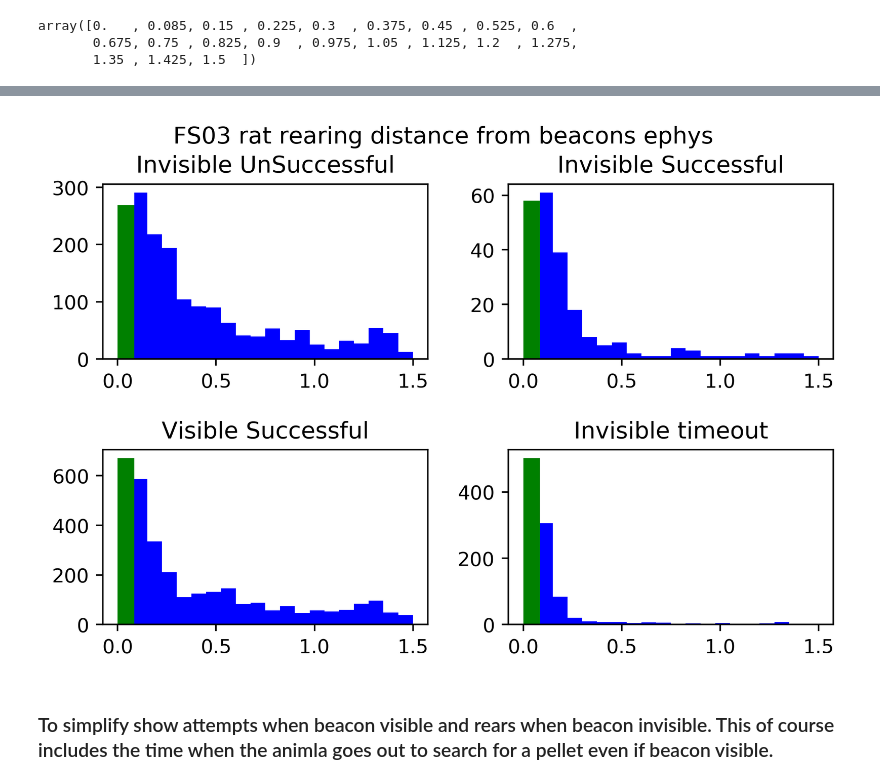
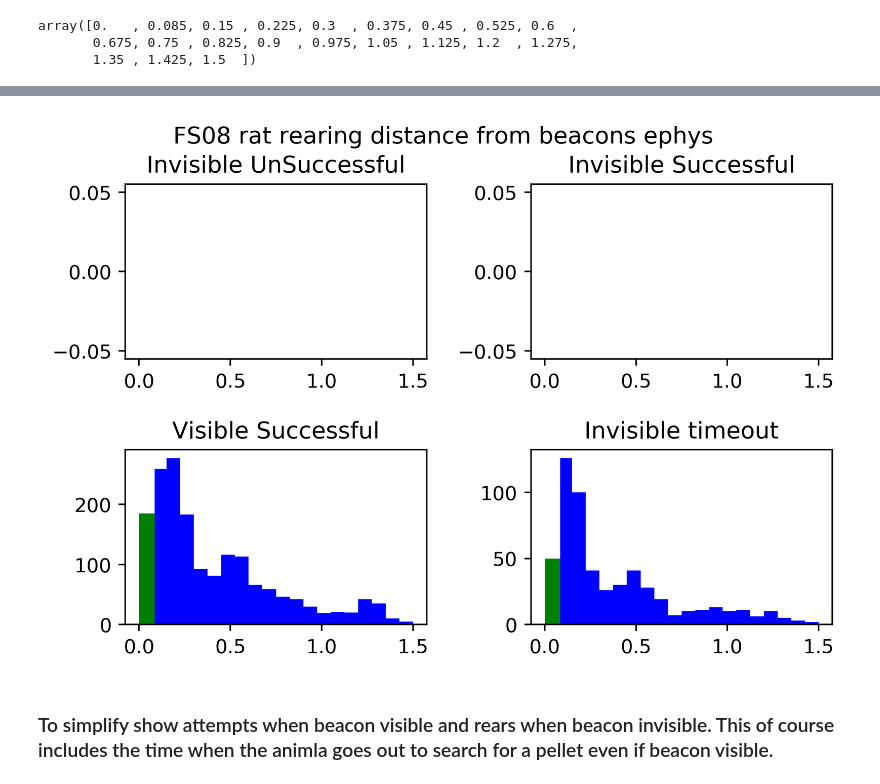
Before and after one commit to Fabalinks/Rearing_analysis, a Jupyter notebook: Code/20210526_FS_rearing_histogram.ipynb, the cells around one changed output, grey strips where cells are left out. Cells and saved outputs as stored; diff of their text form; code cells hidden in the pictures.

```diff
--- a/Code/20210526_FS_rearing_histogram.ipynb
+++ b/Code/20210526_FS_rearing_histogram.ipynb
@@ -189,16 +192,16 @@ FS03_beacon.head()
 # %% [markdown]
 ### B. Find succesfull invisible trials and name them 2 in the 6th column
 # %%
-def invis_succ(beacon):
+def invis_succ_meta(beacon,invisible_time=60,light_off=6):
+    """Find succesfull invisible trials and name them 2 in the 6th column"""
     invis=[]
-    #for ind in FS03_beacon.index:
     df = beacon[0].diff().to_frame()
     for ind in df.index:
-        if df[0][ind]<60 and not (ind % 2 == 0):
+        if df[0][ind]<invisible_time and ((ind+1) % light_off == 0):   #TODO Will need to change to incorporate metadata and different times
+            print("True")
             invis.append(df[0][ind])
             beacon[6][ind]=2
-            print()
     return beacon
-FS03_beacon = invis_succ(FS03_beacon)
-FS03_beacon
+FS03_beacon = invis_succ_meta(FS03_beacon,light_off=4)
+FS03_beacon.head(5)
 # %% [output]
@@ -575,4 +594,6 @@ kk
 # %%
+#TODO: REad in meatdata correctly so it can inputed in the functions...
+
 import os
 
 how_many= 0
@@ -580,11 +601,13 @@ how_many= 0
 substring = "BPositions_"
 position = "position_2"
 beacon = 'beacons'
+metadata = 'metadata'
 #animal = 'C:/Users/Fabian/Desktop/Analysis/Round3_FS03_FS06/Data/FS04/'
 #animal = '//10.153.170.3/storage2/fabian/data/raw/FS03'
-animal= '//10.153.170.3/storage2/fabian/Data/raw/FS04'
+animal= '//10.153.170.3/storage2/fabian/data/project/FS08'
 average_rears=[]
 rearing = pd.DataFrame()
+all_metadata=pd.DataFrame()
 for dirpath, dirnames, files in os.walk(animal, topdown=True):
     fullstring = dirpath
     for file_name in files:
@@ -595,11 +618,26 @@ for dirpath, dirnames, files in os.walk(animal, topdown=True):
         #dirpath = dirpath.replace("\","/")
         #print(dirpath)
         if beacon in file_name:
-            #print(file_name)
+            print(file_name)
             print(" found!")
             beacons  = pd.read_csv(dirpath+'/'+file_name,sep=" ", header = None,engine='python')
             beacon_date = list(file_name)
+        if metadata in file_name:
+            print(file_name)
+            metadatas  = pd.read_csv(dirpath+'/'+file_name,sep=" : ", header = None,engine='python')
+            df=metadatas.T
+            df= df.rename(columns=df.iloc[0])
+            df=df.drop(df.index[0])
+            print(df)
+            print(df['invisible_time'].values[0])
+            if int(df['Pellets'].values[0])>1:
+                all_metadata = all_metadata.append(df, ignore_index=True,sort=False)
+                invisible_time=int(df['invisible_time'].values[0])
+                light_off=int(df['light_off'].values[0])
+                print(invisible_time)
+                print(light_off)
         if position in file_name:
+            print(file_name)
             #print(file_name)
             print(" found! ")
             positions = pd.read_csv(dirpath+'/'+file_name,sep=" ", header=None,engine='python')
@@ -607,7 +645,7 @@ for dirpath, dirnames, files in os.walk(animal, topdown=True):
             if beacon_date[-9:]==positions_date[-9:]:
                 print ("Match found making rearing file")
                 how_many += 1
-                rearing_df=make_rearing_df(positions,beacons)
+                rearing_df=make_rearing_df_meta(positions,beacons,invisible_time=60,light_off=2)
                 average_rears.append(len(rearing_df.index))
                 plt.plot(rearing_df[1],rearing_df[2],'yo',ms=10)
                 plt.plot(rearing_df[4],rearing_df[5],'g+')
@@ -624,7 +662,8 @@ for dirpath, dirnames, files in os.walk(animal, topdown=True):
                 #print( HSW_directory[0])
             else:
                 print('bad match')
-
+sorted_data = all_metadata.sort_values('Computer time was',)
+print(sorted_data)
 print('DataFrame made.')
 
 
@@ -834,0 +955,3 @@ rearing_FS03.head()
+# %%
+rearing_FS08 = pd.read_excel(processed + 'FS08_rears_new.xlsx',index_col=0)
+rearing_FS08
@@ -904,35 +1046,35 @@ def make_graphs (animal_ID,rearing):
 #     ax[1][0].plot(day_list_short,sorted_data['Distance'], label = 'distance')
 #     ax[1][0].legend(loc='upper left',prop={'size': 5})
     ax[1][0].set_title('Visible Successful')
 #     ax[1][0].set_ylabel('meters')
 #     ax[1][0].tick_params(axis="x", labelsize=6, labelrotation=-60, labelcolor="turquoise")
 
     for i in range(0,1):
         patches[i].set_facecolor('g')
     for i in range(1, len(patches)):
         patches[i].set_facecolor('blue')
         fig.tight_layout(pad=1.5)
 
 
     N, bins, patches = ax[1][1].hist(get_rear_distance_from_beacon(rearing.loc[rearing['Visibility']==0]),bins=bins)
 #     ax[1][1].plot(day_list_short,sorted_data['Speed'],label= 'speed',color = 'cyan')
 #     ax[1][1].legend(loc='upper left',prop={'size': 5})
     ax[1][1].set_title('Invisible timeout')
 #     ax[1][1].tick_params(axis="x", labelsize=6, labelrotation=-60, labelcolor="turquoise")
 
     for i in range(0,1):
         patches[i].set_facecolor('g')
     for i in range(1, len(patches)):
         patches[i].set_facecolor("blue")
         fig.tight_layout(pad=1.5)
 
     #plt.show()
     plt.savefig('%sPOST_Calib_rat_rearing_distance_from_beacons_hist_only%s.png'%(figures,animal_ID), dpi = 100)
 
 
-make_graphs('FS03' ,rearing_FS03)
+make_graphs('FS08' ,rearing_FS08)
 # %% [output]
-[figure, old version]
+[figure, new version]
 # %% [markdown]
 ### To simplify show attempts when beacon visible and rears when beacon invisible. This of course includes the time when the animla goes out to search for a pellet even if beacon visible.
 # %%
```
Also changed, not shown: parts of 40 cells of this notebook, 3 other files.
